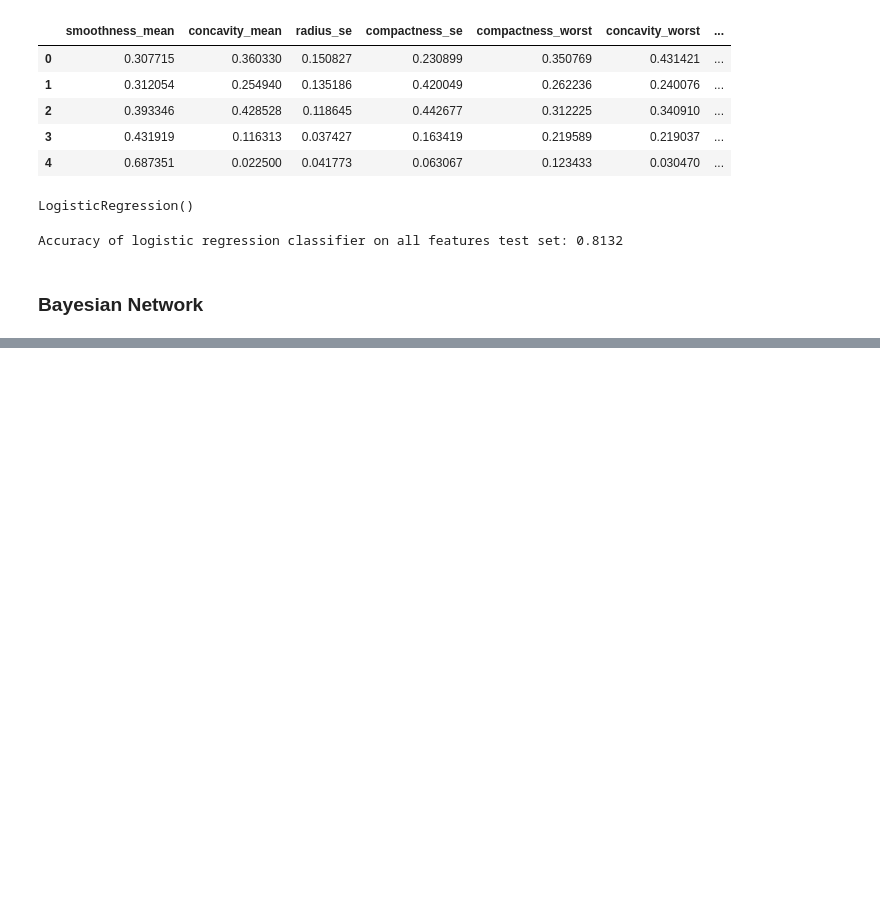
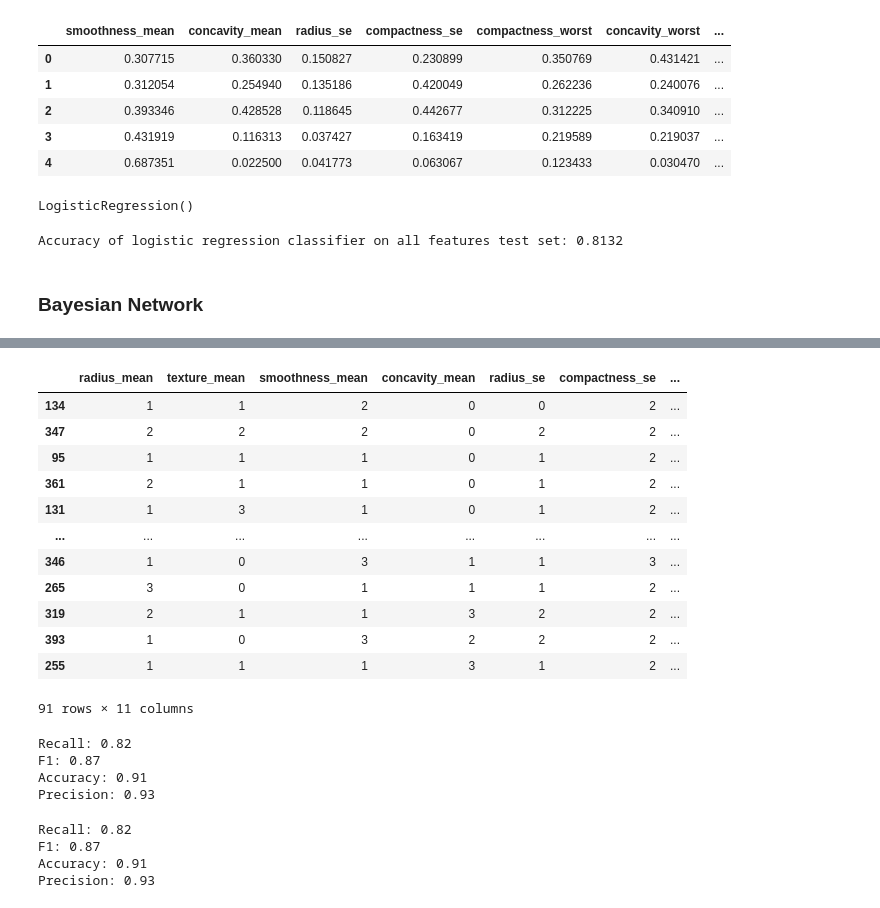
Before and after one commit to Stella-Mutacho/Machine-Learning-with-Causal_Inference, a Jupyter notebook: notebooks/causalAnalysis.ipynb, the cells around one changed output, grey strips where cells are left out. Saved outputs shown, nothing was run; the diff lists cells and outputs as text; code cells hidden in the pictures; blank space fills up the shorter version.

```diff
--- a/notebooks/causalAnalysis.ipynb
+++ b/notebooks/causalAnalysis.ipynb
@@ -532,0 +458,2 @@ A high jaccard index (closer to one)indicates a better score
+# %%
+causal_df=loader.read_csv('../data/train_data.csv')
@@ -532,0 +485,5 @@ A high jaccard index (closer to one)indicates a better score
+# %%
+columns_full=df.columns.to_list()
+# %%
+discretised_full_data=utils.data_descretiser(causal_df,columns_full, 'diagnosis')
+discretised_filtered_data= utils.data_descretiser(filtered_data,columns,'diagnosis')
@@ -532,0 +511,4 @@ A high jaccard index (closer to one)indicates a better score
+# %%
+# split dataset.
+train_o, test_o = train_test_split( discretised_full_data, train_size=0.8, test_size=0.2, random_state=27)
+train_f, test_f = train_test_split( discretised_filtered_data, train_size=0.8, test_size=0.2, random_state=27)
@@ -532,0 +526,16 @@ A high jaccard index (closer to one)indicates a better score
+# %%
+test_o
+# %% [output]
+|  | radius_mean | texture_mean | smoothness_mean | concavity_mean | radius_se | compactness_se | ... |
+| 134 | 1 | 1 | 2 | 0 | 0 | 2 | ... |
+| 347 | 2 | 2 | 2 | 0 | 2 | 2 | ... |
+| 95 | 1 | 1 | 1 | 0 | 1 | 2 | ... |
+| 361 | 2 | 1 | 1 | 0 | 1 | 2 | ... |
+| 131 | 1 | 3 | 1 | 0 | 1 | 2 | ... |
+| ... | ... | ... | ... | ... | ... | ... | ... |
+| 346 | 1 | 0 | 3 | 1 | 1 | 3 | ... |
+| 265 | 3 | 0 | 1 | 1 | 1 | 2 | ... |
+| 319 | 2 | 1 | 1 | 3 | 2 | 2 | ... |
+| 393 | 1 | 0 | 3 | 2 | 2 | 2 | ... |
+| 255 | 1 | 1 | 1 | 3 | 1 | 2 | ... |
+91 rows × 11 columns
@@ -532,0 +545,20 @@ A high jaccard index (closer to one)indicates a better score
+# %%
+print('Recall: {:.2f}'.format(recall_score(y_true=true_1, y_pred=pred1)))
+print('F1: {:.2f} '.format(f1_score(y_true=true_1, y_pred=pred1)))
+print('Accuracy: {:.2f} '.format(accuracy_score(y_true=true_1, y_pred=pred1)))
+print('Precision: {:.2f} '.format(precision_score(y_true=true_1, y_pred=pred1)))
+# %% [output]
+Recall: 0.82
+F1: 0.87
+Accuracy: 0.91
+Precision: 0.93
+# %%
+print('Recall: {:.2f}'.format(recall_score(y_true=true_2, y_pred=pred2)))
+print('F1: {:.2f} '.format(f1_score(y_true=true_2, y_pred=pred1)))
+print('Accuracy: {:.2f} '.format(accuracy_score(y_true=true_2, y_pred=pred2)))
+print('Precision: {:.2f} '.format(precision_score(y_true=true_2, y_pred=pred2)))
+# %% [output]
+Recall: 0.82
+F1: 0.87
+Accuracy: 0.91
+Precision: 0.93
```
Also changed, not shown: parts of 37 cells of this notebook.
